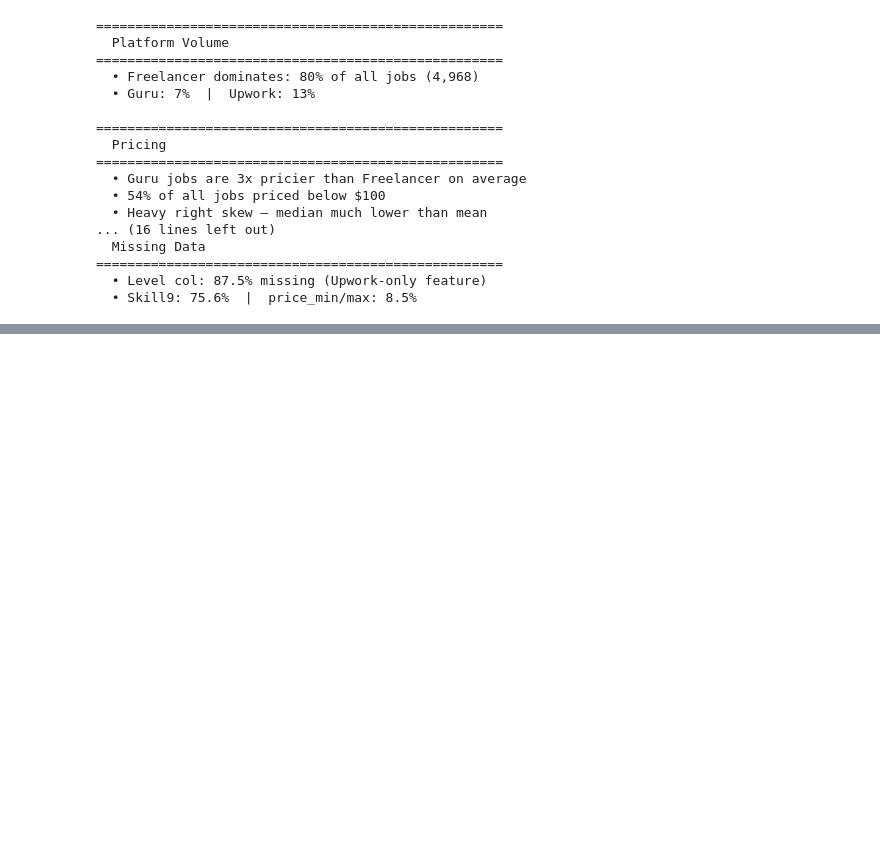
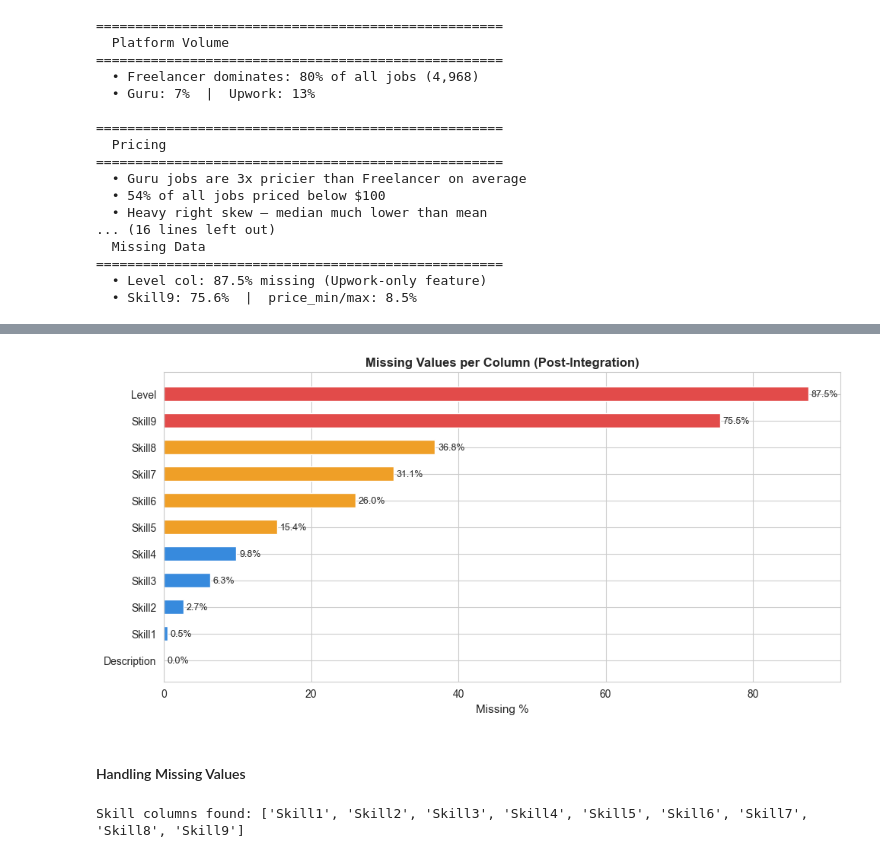
Before and after one commit to Nada3bdallah/CVision, a Jupyter notebook: cvision.ipynb, the cells around one changed output, grey strips where cells are left out. Cells and saved outputs as stored; diff of their text form; code cells hidden in the pictures; blank space fills up the shorter version.

Commit message:
Post-Integration

```diff
--- a/cvision.ipynb
+++ b/cvision.ipynb
@@ -551,0 +558,12 @@ for title, points in insights:
+# %%
+# Check nulls right after concat
+print("Shape after integration:", df.shape)
+print()
+
+mv      = df.isnull().sum()
+mv_pct  = (mv / len(df) * 100).round(2)
+mv_df   = pd.DataFrame({"Missing": mv, "Missing %": mv_pct})
+mv_df   = mv_df[mv_df["Missing"] > 0].sort_values("Missing %", ascending=False)
+
+print("Columns with missing values:")
+display(mv_df)
@@ -551,0 +586,23 @@ for title, points in insights:
+# %%
+# Bar chart of missing % per column
+fig, ax = plt.subplots(figsize=(10, 5))
+colors = ["#E24B4A" if p > 50 else "#EF9F27" if p > 15 else "#378ADD"
+          for p in mv_df["Missing %"]]
+bars = ax.barh(mv_df.index, mv_df["Missing %"], color=colors, height=0.55)
+for bar, val in zip(bars, mv_df["Missing %"]):
+    ax.text(bar.get_width() + 0.4, bar.get_y() + bar.get_height() / 2,
+            f"{val:.1f}%", va="center", fontsize=9)
+ax.set_xlabel("Missing %", fontsize=11)
+ax.set_title("Missing Values per Column (Post-Integration)", fontsize=12, fontweight="bold")
+ax.invert_yaxis()
+plt.tight_layout()
+plt.show()
+# %% [output]
+[figure, added]
+# %% [markdown]
+#### Handling Missing Values
+# %%
+skill_cols = [c for c in df.columns if c.startswith("Skill")]
+print("Skill columns found:", skill_cols)
+# %% [output]
+Skill columns found: ['Skill1', 'Skill2', 'Skill3', 'Skill4', 'Skill5', 'Skill6', 'Skill7', 'Skill8', 'Skill9']
```
Also changed, not shown: parts of 19 cells of this notebook.
